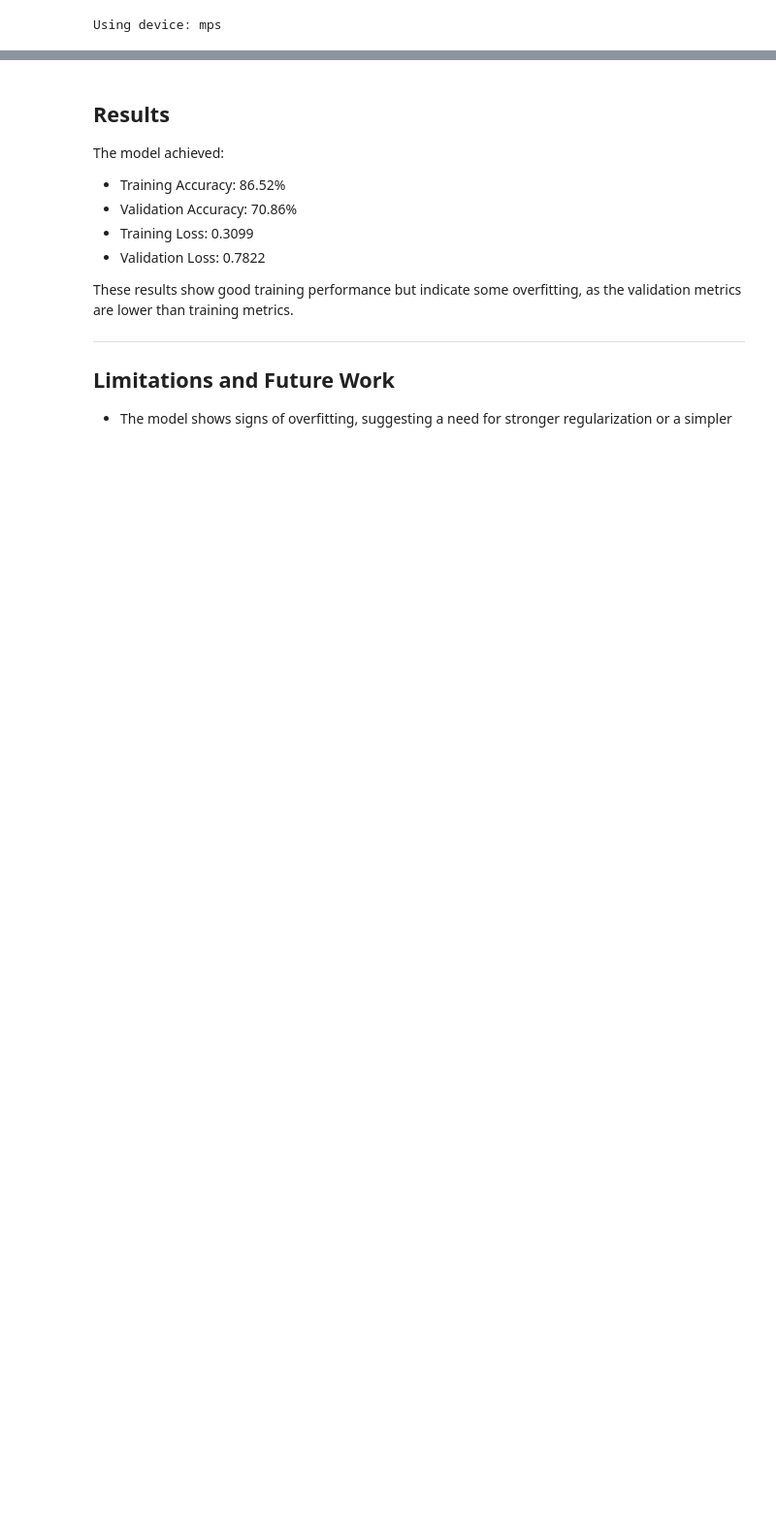
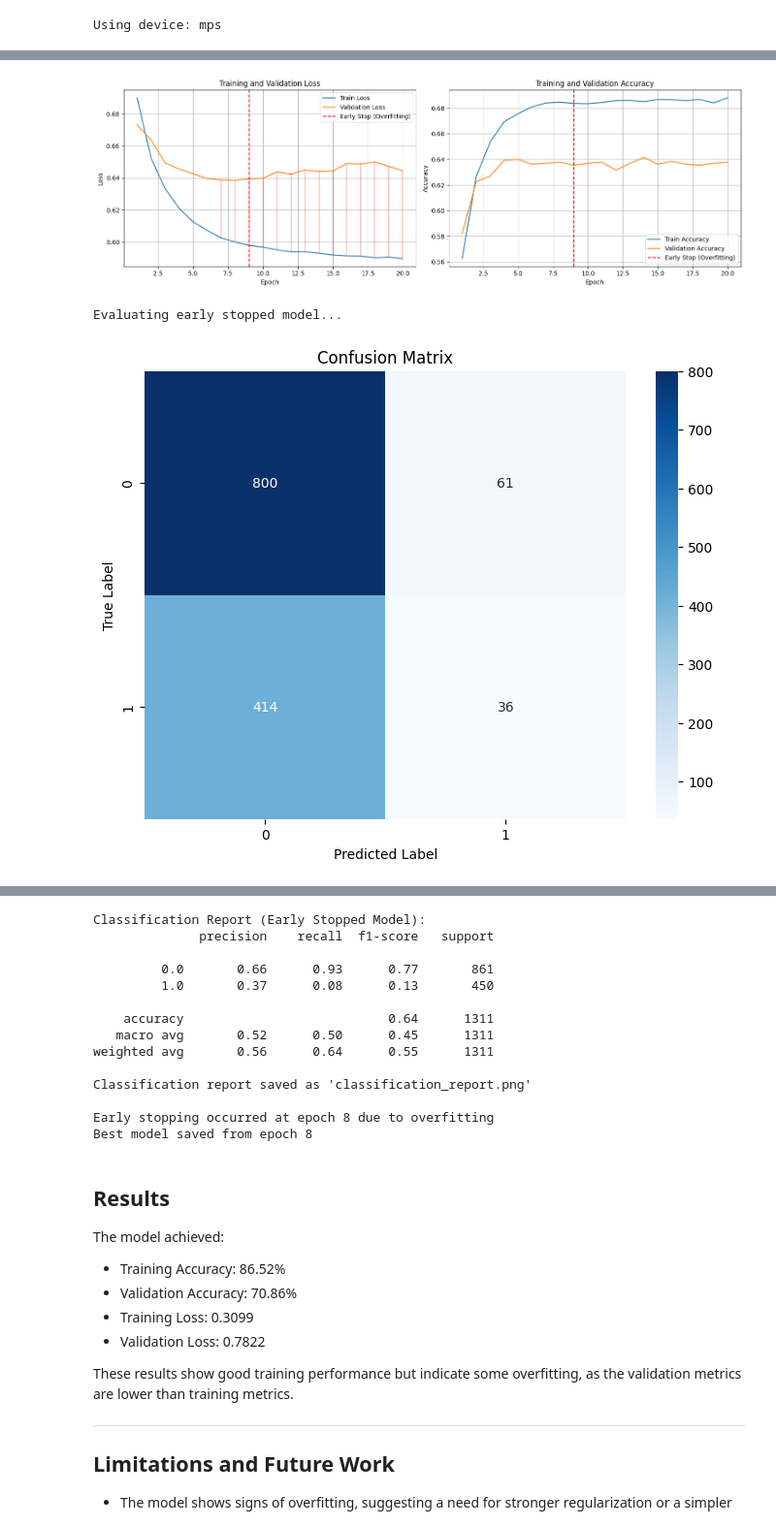
Before and after one commit to matisiekpl/coughvid-spectral, a Jupyter notebook: coughvid_analysis.ipynb, the cells around one changed output, grey strips where cells are left out. Shown at 97% size. Cells and saved outputs as stored; diff of their text form; code cells hidden in the pictures; blank space fills up the shorter version.

```diff
--- a/coughvid_analysis.ipynb
+++ b/coughvid_analysis.ipynb
@@ -376,6 +403,7 @@ class DenseNet(nn.Module):
         for hidden_size in hidden_sizes:
             layers.extend([
                 nn.Linear(prev_dim, hidden_size),
+                nn.BatchNorm1d(hidden_size),
                 nn.ReLU(),
                 nn.Dropout(dropout_rate)
             ])
@@ -701,15 +782,23 @@ def evaluate_single_sample(data, uuid):
             predicted = (outputs > 0.5).float()
             print('Segment', idx, 'Predicted:', predicted.item(), 'Actual:', labels.item())
 # %%
-# Load and preprocess data from the dataset
-processed_df = load_dataset()
-print(f'Extracting spectrogram features from {len(processed_df)} waveforms')
-# Extract features and UUIDs from the processed data
-uuid, x = load_features(processed_df)
-# Combine features into a single dataset
-dataset = aggregate_features(processed_df, uuid, x)
-print(f'Dataset records count: {len(dataset)}')
+# Check if dataset.csv already exists
+import os
 
-# Save the processed dataset to CSV for future use
-dataset.to_csv('dataset.csv', index=False)
+if os.path.exists('dataset.csv'):
+    print('Loading existing dataset from dataset.csv')
+    dataset = pd.read_csv('dataset.csv')
+    print(f'Dataset records count: {len(dataset)}')
+else:
+    # Load and preprocess data from the dataset
+    processed_df = load_dataset()
+    print(f'Extracting spectrogram features from {len(processed_df)} waveforms')
+    # Extract features and UUIDs from the processed data
+    uuid, x = load_features(processed_df)
+    # Combine features into a single dataset
+    dataset = aggregate_features(processed_df, uuid, x)
+    print(f'Dataset records count: {len(dataset)}')
+
+    # Save the processed dataset to CSV for future use
+    dataset.to_csv('dataset.csv', index=False)
 # %% [output]
@@ -912,4 +966,0 @@ Best trial:
-# %%
-# Train the model using the optimized hyperparameters
-print("\nTraining model with optimized hyperparameters...")
-train(dataset, hyperparams=best_params)
@@ -948,0 +967,12 @@ Classification report saved as 'classification_report.png'
+# %%
+# Train the model using the optimized hyperparameters
+print("\nTraining model with optimized hyperparameters...")
+# history = train(dataset, hyperparams=best_params, overfitting_threshold=0.03)
+history = train(dataset, hyperparams=None, overfitting_threshold=0.03)
+
+# Print early stopping information
+if history.get('early_stop_epoch') is not None:
+    reason = "overfitting" if history.get('early_stop_reason') == 'overfitting' else "no improvement in validation loss"
+    print(f"\nEarly stopping occurred at epoch {history['early_stop_epoch']} due to {reason}")
+    print(f"Best model saved from epoch {history['early_stop_epoch']}")
+# %% [output]
@@ -948,0 +996,3 @@ Classification report saved as 'classification_report.png'
+[figure, added]
+Evaluating early stopped model...
+[figure, added]
@@ -949,3 +1000,17 @@ Classification report saved as 'classification_report.png'
+Classification Report (Early Stopped Model):
+              precision    recall  f1-score   support
+
+         0.0       0.66      0.93      0.77       861
+         1.0       0.37      0.08      0.13       450
+
+    accuracy                           0.64      1311
+   macro avg       0.52      0.50      0.45      1311
+weighted avg       0.56      0.64      0.55      1311
+
+Classification report saved as 'classification_report.png'
+
+Early stopping occurred at epoch 8 due to overfitting
+Best model saved from epoch 8
 # %% [markdown]
 ## Results
 
```
Also changed, not shown: parts of 11 cells of this notebook.
